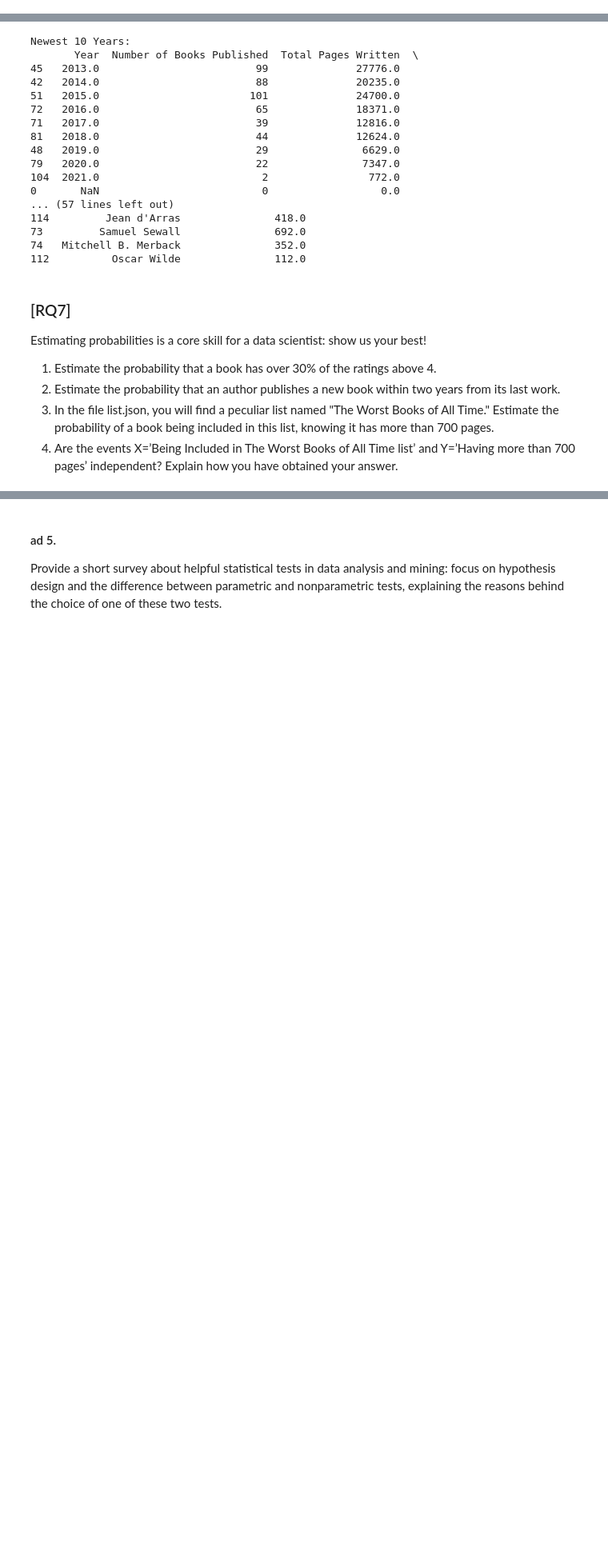
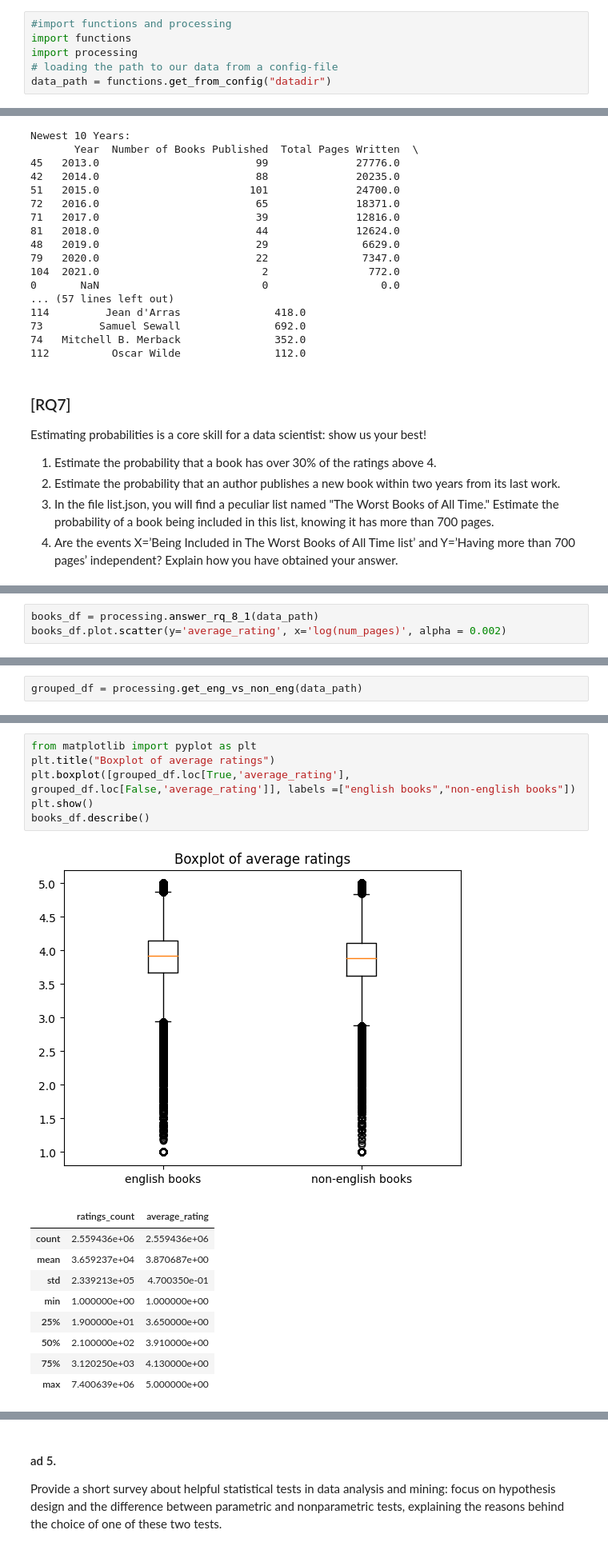
Before and after one commit to desterote753/ADM-HW2-Group3, a Jupyter notebook: main.ipynb, the cells around one changed output, grey strips where cells are left out. Shown at 80% size. Drawn from its saved outputs; the diff is of its cells as text; blank space fills up the shorter version.

```diff
--- a/main.ipynb
+++ b/main.ipynb
@@ -19,6 +18,12 @@ import matplotlib.pyplot as plt
 import datetime
 pd.set_option('display.max_columns', None)
 # pd.set_option('display.max_rows', None)
+# %%
+#import functions and processing
+import functions
+import processing
+# loading the path to our data from a config-file
+data_path = functions.get_from_config("datadir")
 # %% [markdown]
 ## Research questions [RQs]
 ### [RQ1]
@@ -453,0 +528,3 @@ Estimating probabilities is a core skill for a data scientist: show us your best
+# %%
+books_df = processing.answer_rq_8_1(data_path)
+books_df.plot.scatter(y='average_rating', x='log(num_pages)', alpha = 0.002)
@@ -453,0 +635,2 @@ Estimating probabilities is a core skill for a data scientist: show us your best
+# %%
+grouped_df = processing.get_eng_vs_non_eng(data_path)
@@ -453,0 +712,17 @@ Estimating probabilities is a core skill for a data scientist: show us your best
+# %%
+from matplotlib import pyplot as plt
+plt.title("Boxplot of average ratings")
+plt.boxplot([grouped_df.loc[True,'average_rating'], grouped_df.loc[False,'average_rating']], labels =["english books","non-english books"])
+plt.show()
+books_df.describe()
+# %% [output]
+[figure, added]
+|  | ratings_count | average_rating |
+| count | 2.559436e+06 | 2.559436e+06 |
+| mean | 3.659237e+04 | 3.870687e+00 |
+| std | 2.339213e+05 | 4.700350e-01 |
+| min | 1.000000e+00 | 1.000000e+00 |
+| 25% | 1.900000e+01 | 3.650000e+00 |
+| 50% | 2.100000e+02 | 3.910000e+00 |
+| 75% | 3.120250e+03 | 4.130000e+00 |
+| max | 7.400639e+06 | 5.000000e+00 |
```
Also changed, not shown: parts of 29 cells of this notebook.
